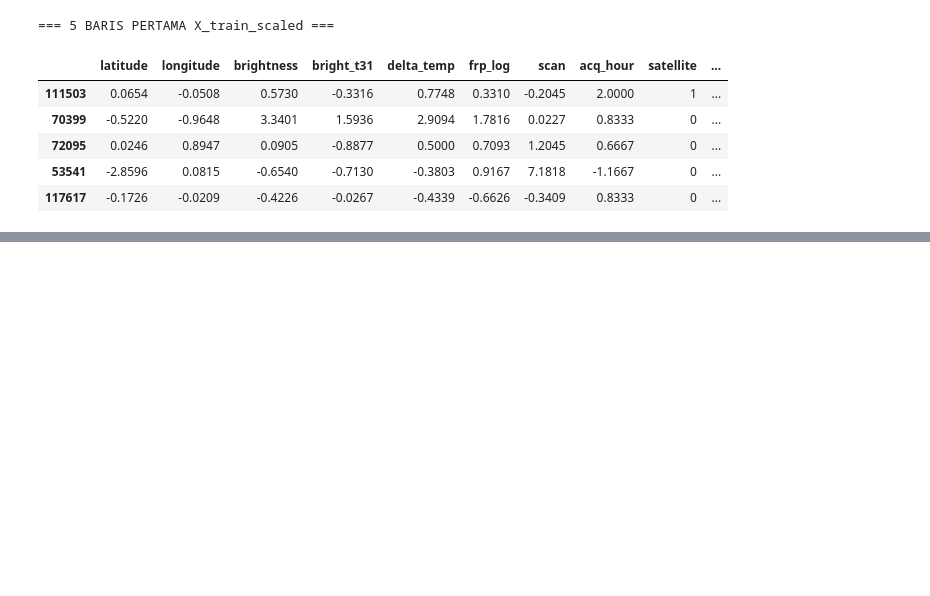
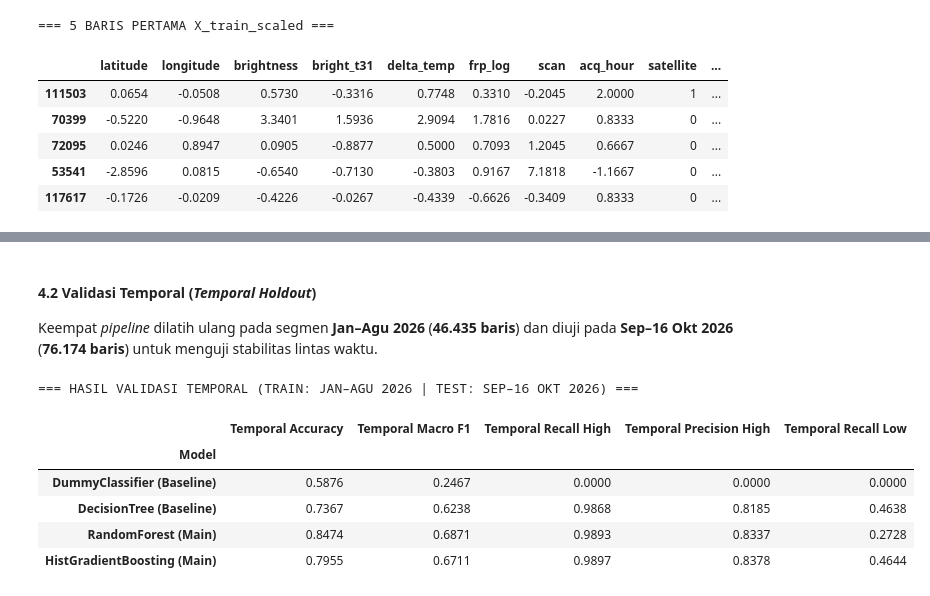
Before and after one commit to Indranaufalf/6_DataScience_IF-A, a Jupyter notebook: Laporan_UTS_EDA_Hotspot_NASA_FIRMS_2026.ipynb, the cells around one changed output, grey strips where cells are left out. Drawn from its saved outputs; the diff is of its cells as text; code cells hidden in the pictures; blank space fills up the shorter version.

```diff
--- a/Laporan_UTS_EDA_Hotspot_NASA_FIRMS_2026.ipynb
+++ b/Laporan_UTS_EDA_Hotspot_NASA_FIRMS_2026.ipynb
@@ -994,0 +1020,43 @@ display(X_train_scaled.head())
+# %% [markdown]
+#### **4.2 Validasi Temporal (*Temporal Holdout*)**
+Keempat *pipeline* dilatih ulang pada segmen **Jan–Agu 2026** (**46.435 baris**) dan diuji pada **Sep–16 Okt 2026** (**76.174 baris**) untuk menguji stabilitas lintas waktu.
+# %%
+from sklearn.metrics import accuracy_score, f1_score, recall_score, precision_score
+
+temporal_pipelines = {}
+y_pred_temp_dict = {}
+temporal_rows = []
+
+for name, clf in models_spec.items():
+    pipe_temp = Pipeline([
+        ('preprocessor', clone(preprocessor)),
+        ('classifier', clone(clf))
+    ])
+    pipe_temp.fit(X_train_temp, y_train_temp)
+    y_pred_t = pipe_temp.predict(X_test_temp)
+    temporal_pipelines[name] = pipe_temp
+    y_pred_temp_dict[name] = y_pred_t
+
+    rec_per_class = recall_score(y_test_temp, y_pred_t, average=None, labels=[0, 1, 2], zero_division=0)
+    prec_per_class = precision_score(y_test_temp, y_pred_t, average=None, labels=[0, 1, 2], zero_division=0)
+
+    temporal_rows.append({
+        'Model': name,
+        'Temporal Accuracy': round(accuracy_score(y_test_temp, y_pred_t), 4),
+        'Temporal Macro F1': round(f1_score(y_test_temp, y_pred_t, average='macro', zero_division=0), 4),
+        'Temporal Recall High': round(rec_per_class[2], 4),
+        'Temporal Precision High': round(prec_per_class[2], 4),
+        'Temporal Recall Low': round(rec_per_class[0], 4)
+    })
+
+temporal_results_df = pd.DataFrame(temporal_rows).set_index('Model')
+print("=== HASIL VALIDASI TEMPORAL (TRAIN: JAN–AGU 2026 | TEST: SEP–16 OKT 2026) ===")
+display(temporal_results_df)
+# %% [output]
+=== HASIL VALIDASI TEMPORAL (TRAIN: JAN–AGU 2026 | TEST: SEP–16 OKT 2026) ===
+|  | Temporal Accuracy | Temporal Macro F1 | Temporal Recall High | Temporal Precision High | Temporal Recall Low |
+| Model |  |  |  |  |  |
+| DummyClassifier (Baseline) | 0.5876 | 0.2467 | 0.0000 | 0.0000 | 0.0000 |
+| DecisionTree (Baseline) | 0.7367 | 0.6238 | 0.9868 | 0.8185 | 0.4638 |
+| RandomForest (Main) | 0.8474 | 0.6871 | 0.9893 | 0.8337 | 0.2728 |
+| HistGradientBoosting (Main) | 0.7955 | 0.6711 | 0.9897 | 0.8378 | 0.4644 |
```
Also changed, not shown: parts of 50 cells of this notebook, 2 other files.
